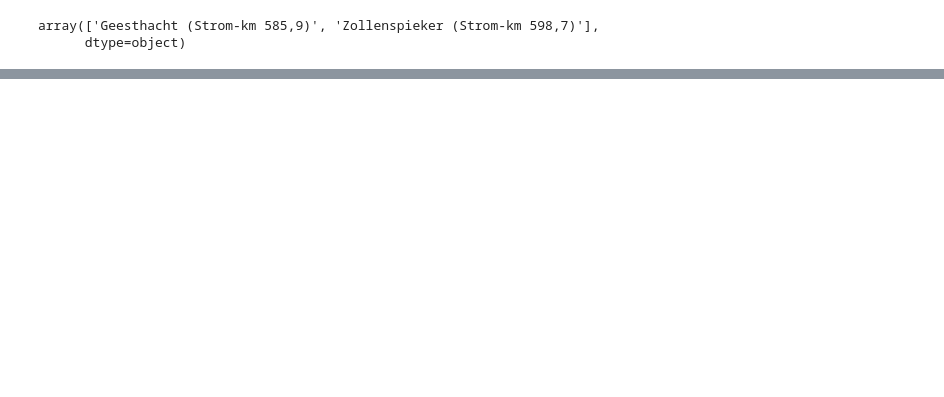
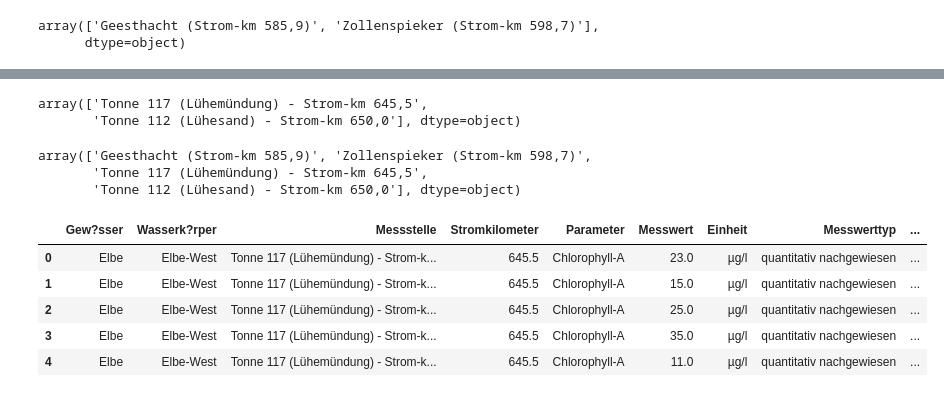
Before and after one commit to 465b/oceantracker, a Jupyter notebook: experiments/auxiliaries/phyto_bloom_window/chlorophyll_data_analysis.ipynb, the cells around one changed output, grey strips where cells are left out. Saved outputs shown, nothing was run; the diff lists cells and outputs as text; code cells hidden in the pictures; blank space fills up the shorter version.

Commit message:
adding mostly collapse experiments

```diff
--- a/experiments/auxiliaries/phyto_bloom_window/chlorophyll_data_analysis.ipynb
+++ b/experiments/auxiliaries/phyto_bloom_window/chlorophyll_data_analysis.ipynb
@@ -53,3 +39,40 @@ sns.lineplot(data=df, x="Datum", y="Messwert", markers=True, dashes=False, ax=ax
 _ = plt.xticks(rotation=45)
 # %% [output]
 [interactive output not drawn]
+# %%
+path = '/home/zmaw/u301513/Documents/scr/phd/bicest/oceantracker/experiments/auxiliaries/phyto_bloom_window/chlorphyll_data_Lühemündung_full.csv'
+
+df = pd.read_csv(path,delimiter=';',quotechar="'")
+
+# convert date to datetime format
+# 11.01.2012 with dd.mm.yyyy
+df['Datum'] = pd.to_datetime(df['Datum'], format='%d.%m.%Y')
+df['Stromkilometer'] = df['Stromkilometer'].str.replace(',','.')
+df['Stromkilometer'] = df['Stromkilometer'].astype(float)
+df['Messwert'] = df['Messwert'].str.replace(',','.')
+df['Messwert'] = pd.to_numeric(df['Messwert'], errors='coerce')
+
+# seletec pre harborg data from geestacht 575 to 610
+df = df[(df['Stromkilometer'] >= 585)] # & (df['Stromkilometer'] <= 610)]
+df2 = df.copy()
+# %%
+df['Messstelle'].unique()
+# %% [output]
+array(['Tonne 117 (Lühemündung) - Strom-km 645,5',
+       'Tonne 112 (Lühesand) - Strom-km 650,0'], dtype=object)
+# %%
+df3 = pd.concat([df1,df2])
+df3['Messstelle'].unique()
+# %% [output]
+array(['Geesthacht (Strom-km 585,9)', 'Zollenspieker (Strom-km 598,7)',
+       'Tonne 117 (Lühemündung) - Strom-km 645,5',
+       'Tonne 112 (Lühesand) - Strom-km 650,0'], dtype=object)
+# %%
+df.head()
+# %% [output]
+|  | Gew?sser | Wasserk?rper | Messstelle | Stromkilometer | Parameter | Messwert | Einheit | Messwerttyp | ... |
+| 0 | Elbe | Elbe-West | Tonne 117 (Lühemündung) - Strom-k... | 645.5 | Chlorophyll-A | 23.0 | µg/l | quantitativ nachgewiesen | ... |
+| 1 | Elbe | Elbe-West | Tonne 117 (Lühemündung) - Strom-k... | 645.5 | Chlorophyll-A | 15.0 | µg/l | quantitativ nachgewiesen | ... |
+| 2 | Elbe | Elbe-West | Tonne 117 (Lühemündung) - Strom-k... | 645.5 | Chlorophyll-A | 25.0 | µg/l | quantitativ nachgewiesen | ... |
+| 3 | Elbe | Elbe-West | Tonne 117 (Lühemündung) - Strom-k... | 645.5 | Chlorophyll-A | 35.0 | µg/l | quantitativ nachgewiesen | ... |
+| 4 | Elbe | Elbe-West | Tonne 117 (Lühemündung) - Strom-k... | 645.5 | Chlorophyll-A | 11.0 | µg/l | quantitativ nachgewiesen | ... |
```
Also changed, not shown: parts of 2 cells of this notebook, 6 other files.
